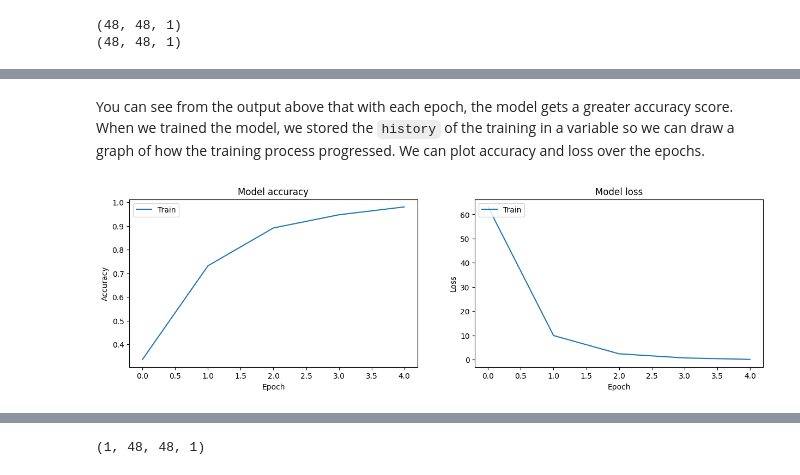
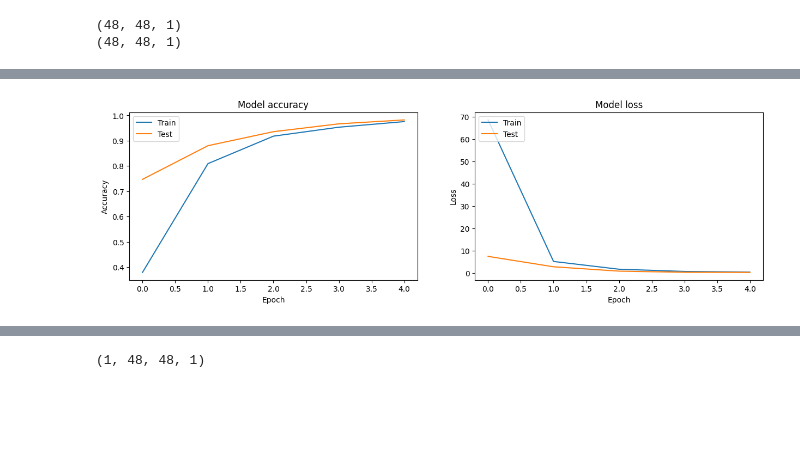
Before and after one commit to Mooncake911/CNN-experiments, a Jupyter notebook: TensorFlowLegoClassifier/model.ipynb, the cells around one changed output, grey strips where cells are left out. Cells and saved outputs as stored; diff of their text form; code cells hidden in the pictures; blank space fills up the shorter version.

````diff
--- a/TensorFlowLegoClassifier/model.ipynb
+++ b/TensorFlowLegoClassifier/model.ipynb
@@ -63,4 +48,4 @@ Finally, it's time to train the model. Note the epochs and watch the accuracy as
 # %%
-history = model.fit(train_images, train_labels, epochs=5)
+history = model.fit(train_images, train_labels, epochs=5, validation_data=(train_images, train_labels))
 # %% [output]
 Epoch 1/5
@@ -76,23 +61,23 @@ Epoch 5/5
-# %% [markdown]
-You can see from the output above that with each epoch, the model gets a greater accuracy score. When we trained the model, we stored the ```history``` of the training in a variable so we can draw a graph of how the training process progressed. We can plot accuracy and loss over the epochs.
 # %%
 plt.figure(figsize=(15, 4))
 
 plt.subplot(1, 2, 1)
 # Plot training accuracy values
 plt.plot(history.history['acc'])
+plt.plot(history.history['val_acc'])
 plt.title('Model accuracy')
 plt.ylabel('Accuracy')
 plt.xlabel('Epoch')
 plt.legend(['Train', 'Test'], loc='upper left')
 
 plt.subplot(1, 2, 2)
 # Plot training loss values
 plt.plot(history.history['loss'])
+plt.plot(history.history['val_loss'])
 plt.title('Model loss')
 plt.ylabel('Loss')
 plt.xlabel('Epoch')
 plt.legend(['Train', 'Test'], loc='upper left')
 plt.show()
 # %% [output]
-[figure, old version]
+[figure, new version]
````
Also changed, not shown: parts of 30 cells of this notebook, 2 other files.
